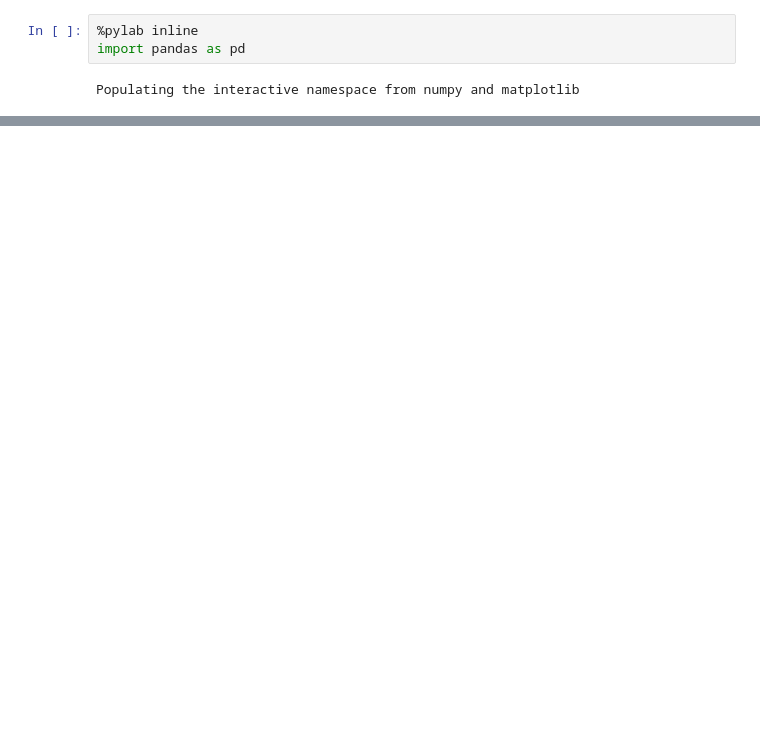
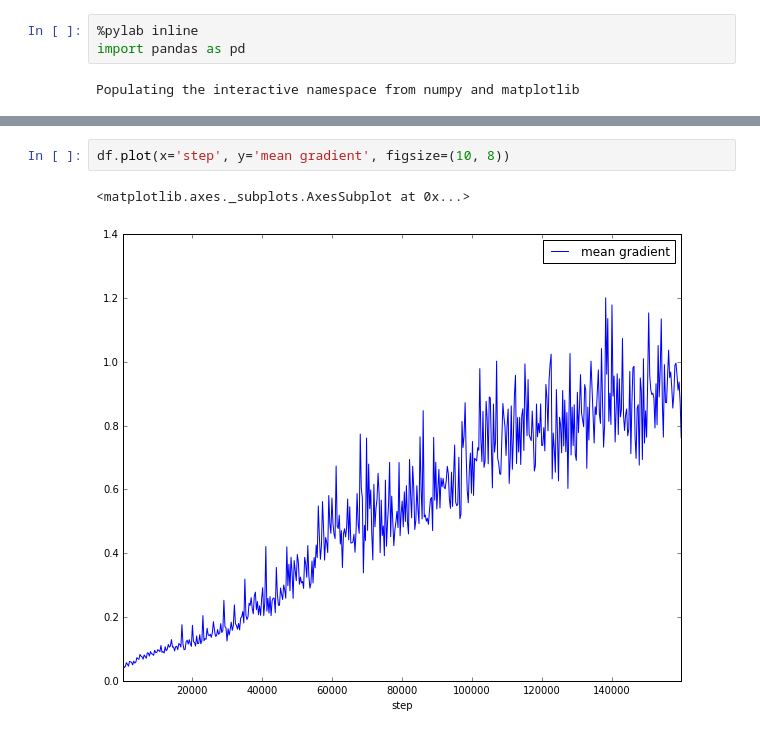
Before and after one commit to akashin/baselines, a Jupyter notebook: Analyze.ipynb, the cells around one changed output, grey strips where cells are left out. Drawn from its saved outputs; the diff is of its cells as text; blank space fills up the shorter version.

```diff
--- a/Analyze.ipynb
+++ b/Analyze.ipynb
@@ -54,0 +99,5 @@ analyze_experiments(base_path, doom_exp, 'time elapsed', 'mean episode reward')
+# %%
+df.plot(x='step', y='mean gradient', figsize=(10, 8))
+# %% [output]
+<matplotlib.axes._subplots.AxesSubplot at 0x...>
+[figure, added]
```
Also changed, not shown: parts of 16 cells of this notebook.
